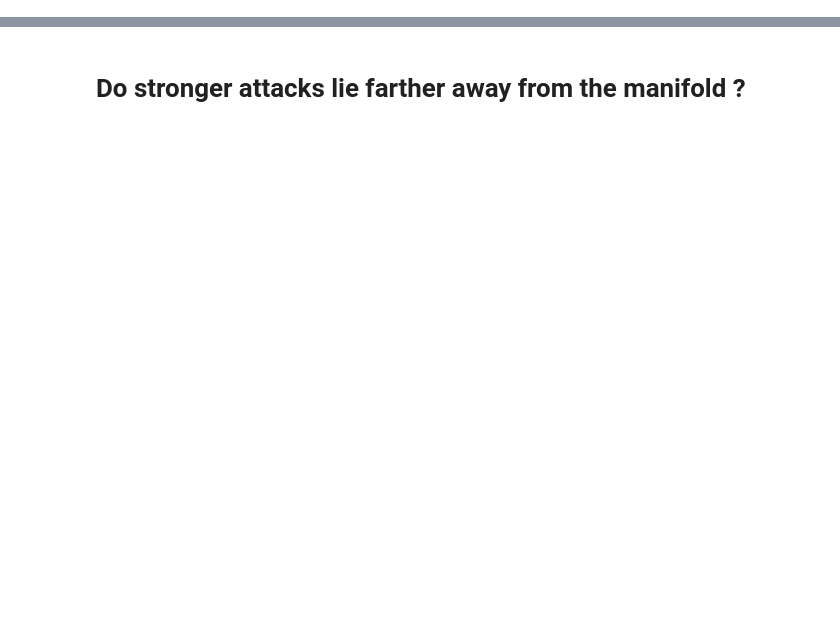
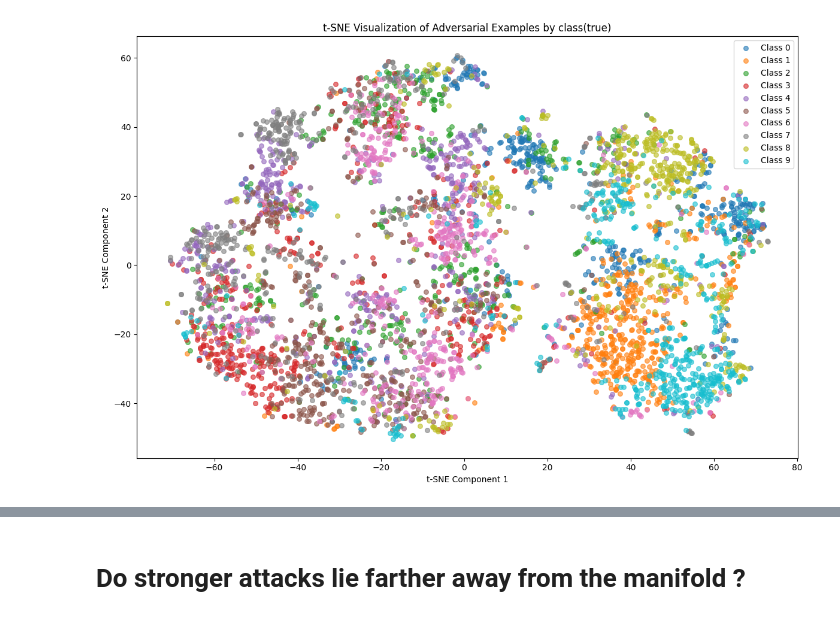
Before and after one commit to NLie2/NADF, a Jupyter notebook: notebooks/inspect.ipynb, the cells around one changed output, grey strips where cells are left out. Cells and saved outputs as stored; diff of their text form; code cells hidden in the pictures; blank space fills up the shorter version.

```diff
--- a/notebooks/inspect.ipynb
+++ b/notebooks/inspect.ipynb
@@ -215,0 +437,82 @@ print(f"Class labels (unique): {np.unique(class_labels_np)}")
+# %%
+# visualize anchors using t-sne - ADVERSARIAL EXAMPLES ONLY
+import matplotlib.pyplot as plt
+from sklearn.manifold import TSNE
+import numpy as np
+
+# Get the anchor points from the regression dataset
+anchors = regression_datasets["train"][0]  # Shape: (N, feature_dim)
+distances = regression_datasets["train"][1]  # Shape: (N,)
+class_labels = regression_datasets["train"][2]  # Shape: (N,) - class labels
+
+# Convert to numpy for sklearn (detach to remove gradient tracking)
+anchors_np = anchors.cpu().detach().numpy()
+distances_np = distances.cpu().detach().numpy()
+class_labels_np = class_labels.cpu().detach().numpy()
+
+# Filter to only adversarial examples (distance > 0)
+adv_mask = distances_np > 0
+anchors_adv = anchors_np[adv_mask]
+class_labels_adv = class_labels_np[adv_mask]
+
+print(f"Total samples: {len(anchors_np)}")
+print(f"Adversarial samples: {len(anchors_adv)}")
+
+# Subsample if needed for faster t-SNE computation
+max_samples = 5000  # Adjust this based on your needs
+
+if max_samples is not None and len(anchors_adv) > max_samples:
+    print(f"Subsampling from {len(anchors_adv)} to {max_samples} samples...")
+
+    # Stratified subsampling by class
+    unique_classes = np.unique(class_labels_adv)
+    sampled_indices_list = []
+
+    np.random.seed(42)
+    samples_per_class = max_samples // len(unique_classes)
+    remainder = max_samples % len(unique_classes)
+
+    for i, cls in enumerate(unique_classes):
+        class_indices = np.where(class_labels_adv == cls)[0]
+        n_samples = samples_per_class + (1 if i < remainder else 0)
+        n_samples = min(n_samples, len(class_indices))
+        sampled_class_indices = np.random.choice(class_indices, size=n_samples, replace=False)
+        sampled_indices_list.append(sampled_class_indices)
+        print(f"  Class {cls} samples: {n_samples}")
+
+    sampled_indices = np.concatenate(sampled_indices_list)
+    np.random.shuffle(sampled_indices)
+
+    # Subsample the data
+    anchors_adv = anchors_adv[sampled_indices]
+    class_labels_adv = class_labels_adv[sampled_indices]
+
+# Apply t-SNE
+print("Applying t-SNE to adversarial examples only...")
+tsne = TSNE(n_components=2, random_state=42, perplexity=30, n_iter=1000)
+anchors_2d = tsne.fit_transform(anchors_adv)
+
+# Visualize by class labels
+plt.figure(figsize=(12, 8))
+
+unique_labels = np.unique(class_labels_adv)
+colors = plt.cm.tab10(np.linspace(0, 1, len(unique_labels)))
+
+for i, cls in enumerate(unique_labels):
+    mask = class_labels_adv == cls
+    plt.scatter(anchors_2d[mask, 0], anchors_2d[mask, 1],
+                label=f"Class {cls}", alpha=0.6, s=30, c=[colors[i]])
+
+plt.xlabel("t-SNE Component 1")
+plt.ylabel("t-SNE Component 2")
+plt.title("t-SNE Visualization of Adversarial Examples by class(true)")
+plt.legend()
+plt.tight_layout()
+
+plt.savefig(f"data/results/t-sne_visualization_adversarial_only_target_{target_class}.pdf")
+plt.show()
+
+# Print statistics
+print(f"\nFinal dataset size: {len(class_labels_adv)}")
+print(f"Class distribution: {np.bincount(class_labels_adv.astype(int))}")
+# %% [output]
@@ -215,0 +533 @@ print(f"Class labels (unique): {np.unique(class_labels_np)}")
+[figure, added]
```
Also changed, not shown: parts of 28 cells of this notebook, 5 other files.
